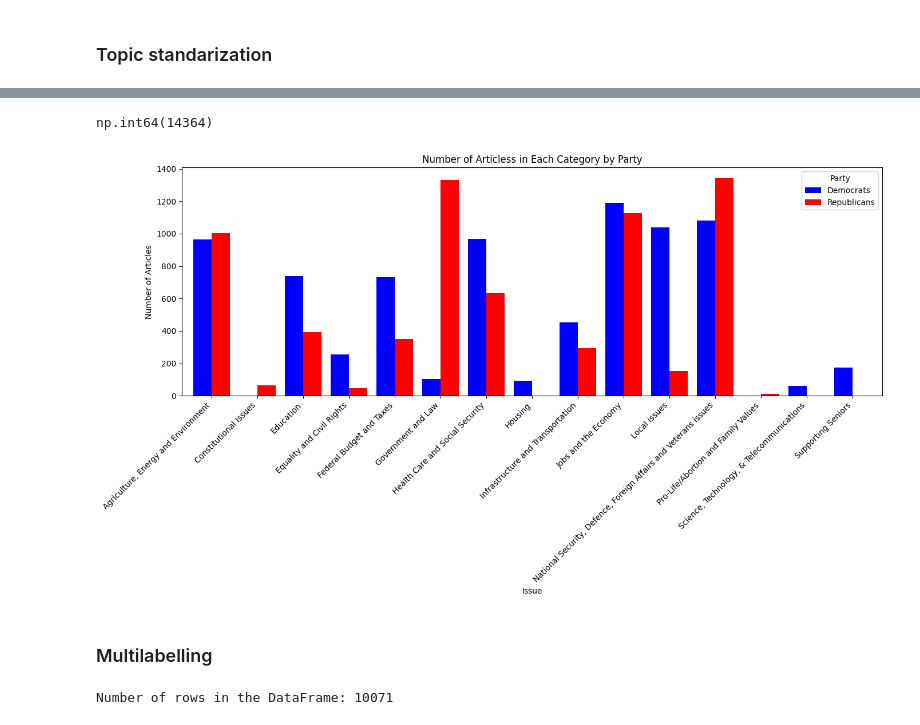
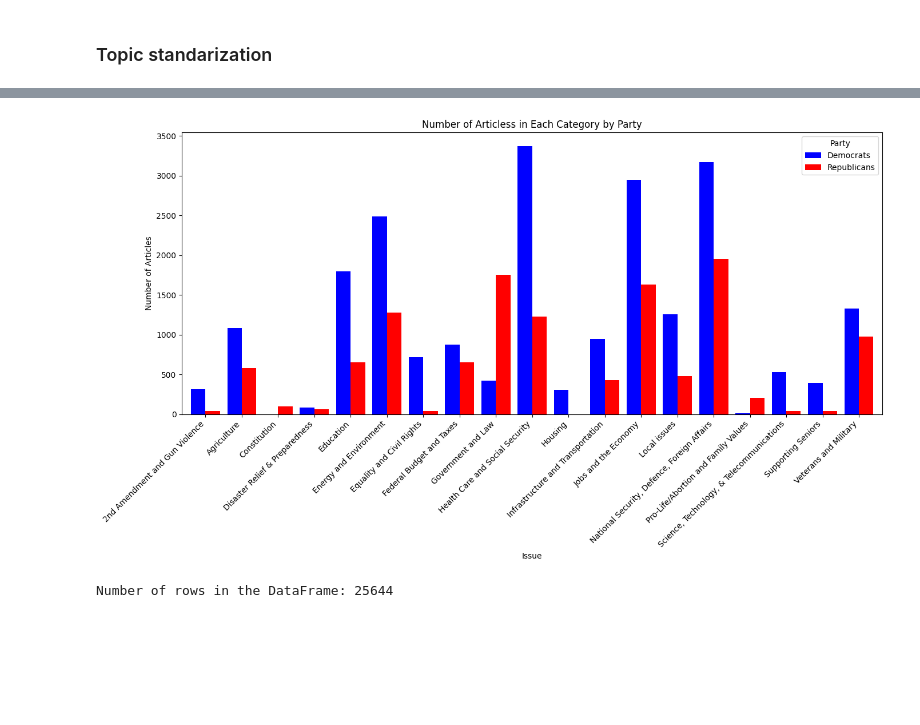
Before and after one commit to qpa-agh/usa_issues_data_mining, a Jupyter notebook: data_cleaning.ipynb, the cells around one changed output, grey strips where cells are left out. Cells and saved outputs as stored; diff of their text form; code cells hidden in the pictures; blank space fills up the shorter version.

```diff
--- a/data_cleaning.ipynb
+++ b/data_cleaning.ipynb
@@ -108,0 +90,9 @@ np.int64(17774)
+# %%
+df_blind_R["char_count"] = df_blind_R["text"].apply(lambda x: len(x))
+df_blind_R_filtered = df_blind_R[(df_blind_R["char_count"] > 150) & (df_blind_R["char_count"] < 10000)]
+
+df_blind_D["char_count"] = df_blind_D["text"].apply(lambda x: len(x))
+df_blind_D_filtered = df_blind_D[(df_blind_D["char_count"] > 150) & (df_blind_D["char_count"] < 10000)]
+
+df_all["char_count"] = df_all["text"].apply(lambda x: len(x))
+df_all_filtered = df_all[(df_all["char_count"] > 150) & (df_all["char_count"] < 10000)]
@@ -320,6 +453,8 @@ df_art.loc[(df_art["issue"] == "Congressman Larson's Committees") & (df_art["tit
 import numpy as np
 
 def standardize_topic(topic: str):
+    if topic in undef:
+        return "undef"
     return topics.get(topic, topic)
-np.unique(df_art["issue"].transform(standardize_topic).to_list())
+np.unique(df_blind_R_filtered["issue"].transform(standardize_topic).to_list())
 # %% [output]
@@ -376,0 +484,19 @@ Name: char_count, dtype: float64
+# %%
+df_blind_D_filtered["issue"] = df_blind_D_filtered["issue"].apply(standardize_topic)
+df_blind_D_filtered = df_blind_D_filtered[df_blind_D_filtered["issue"] != "undef"]
+df_blind_D_filtered = df_blind_D_filtered.dropna()
+df_blind_D_filtered = df_blind_D_filtered.reset_index(drop=True)
+df_blind_D_filtered = df_blind_D_filtered.drop_duplicates(subset=['issue', 'title', 'date']) #Remove duplicates created after mapping.
+
+
+df_blind_R_filtered["issue"] = df_blind_R_filtered["issue"].apply(standardize_topic)
+df_blind_R_filtered = df_blind_R_filtered[df_blind_R_filtered["issue"] != "undef"]
+df_blind_R_filtered = df_blind_R_filtered.dropna()
+df_blind_R_filtered = df_blind_R_filtered.reset_index(drop=True)
+df_blind_R_filtered = df_blind_R_filtered.drop_duplicates(subset=['issue', 'title', 'date'])
+
+df_all_filtered["issue"] = df_all_filtered["issue"].apply(standardize_topic)
+df_all_filtered = df_all_filtered[df_all_filtered["issue"] != "undef"]
+df_all_filtered = df_all_filtered.dropna()
+df_all_filtered = df_all_filtered.reset_index(drop=True)
+df_all_filtered = df_all_filtered.drop_duplicates(subset=['issue', 'title', 'date'])
@@ -376,0 +519,5 @@ Name: char_count, dtype: float64
+# %%
+df_merged = pd.concat([df_blind_R_filtered, df_blind_D_filtered, df_all_filtered])
+df_merged = df_merged.drop_duplicates(subset=['issue', 'title', 'date'])
+df_merged.to_csv('../data/cleaned_all_articles.csv')
+df_merged["issue"].value_counts()[:15]
@@ -396,41 +561,35 @@ Scholten, Hillary              45
 Name: count, dtype: int64
-# %%
-df_art_filtered["text"].count()
-# %% [output]
-np.int64(14364)
 # %%
 import pandas as pd
 import matplotlib.pyplot as plt
 
-col_list_D = df_art.loc[df_art['representative_party'] == 'D']['issue'].values.tolist()
-col_list_R = df_art.loc[df_art['representative_party'] == 'R']['issue'].values.tolist()
+col_list_D = df_merged.loc[df_merged['representative_party'] == 'D']['issue'].values.tolist()
+col_list_R = df_merged.loc[df_merged['representative_party'] == 'R']['issue'].values.tolist()
 
 committee_counts_D = pd.Series(col_list_D).value_counts()
 committee_counts_R = pd.Series(col_list_R).value_counts()
 
 # Combine counts into a single DataFrame
 committee_counts = pd.DataFrame({
     'Democrats': committee_counts_D,
     'Republicans': committee_counts_R
 }).fillna(0)  # Fill NaN values with 0
 
 # Plot the bar chart
 bar_colors = ['blue', 'red']
 committee_counts.plot(kind='bar', figsize=(14, 8), width=0.8, color=bar_colors)
 plt.xlabel('Issue')
 plt.ylabel('Number of Articles')
 plt.title('Number of Articless in Each Category by Party')
 plt.legend(title='Party')
 plt.xticks(rotation=45, ha='right')
 plt.tight_layout()
 
-plt.savefig('charts/articles_per_issue.png')
+plt.savefig('./articles_per_issue.png')
 
 plt.show()
 # %% [output]
-[figure, old version]
+[figure, new version]
-# %% [markdown]
-### Multilabelling
 # %%
 def merge_duplicates(group):
     issues = ';'.join(group['issue'].tolist())
@@ -438,8 +597,8 @@ def merge_duplicates(group):
     new_row['issue'] = issues
     return new_row
 
-df_merged = df_art_filtered.groupby(['title', 'date', 'representative_name']).apply(merge_duplicates).reset_index(drop=True)
-df_merged.drop(["char_count"], axis=1).to_csv('data/cleaned_merged_articles.csv')
+df_merged = df_merged.groupby(['title', 'date', 'representative_name']).apply(merge_duplicates).reset_index(drop=True)
+df_merged.drop(["char_count"], axis=1).to_csv('../data/cleaned_merged_all_articles.csv')
 print("Number of rows in the DataFrame:", df_merged.shape[0])
 # %% [output]
-Number of rows in the DataFrame: 10071
+Number of rows in the DataFrame: 25644
```
Also changed, not shown: parts of 38 cells of this notebook, 9 other files.
